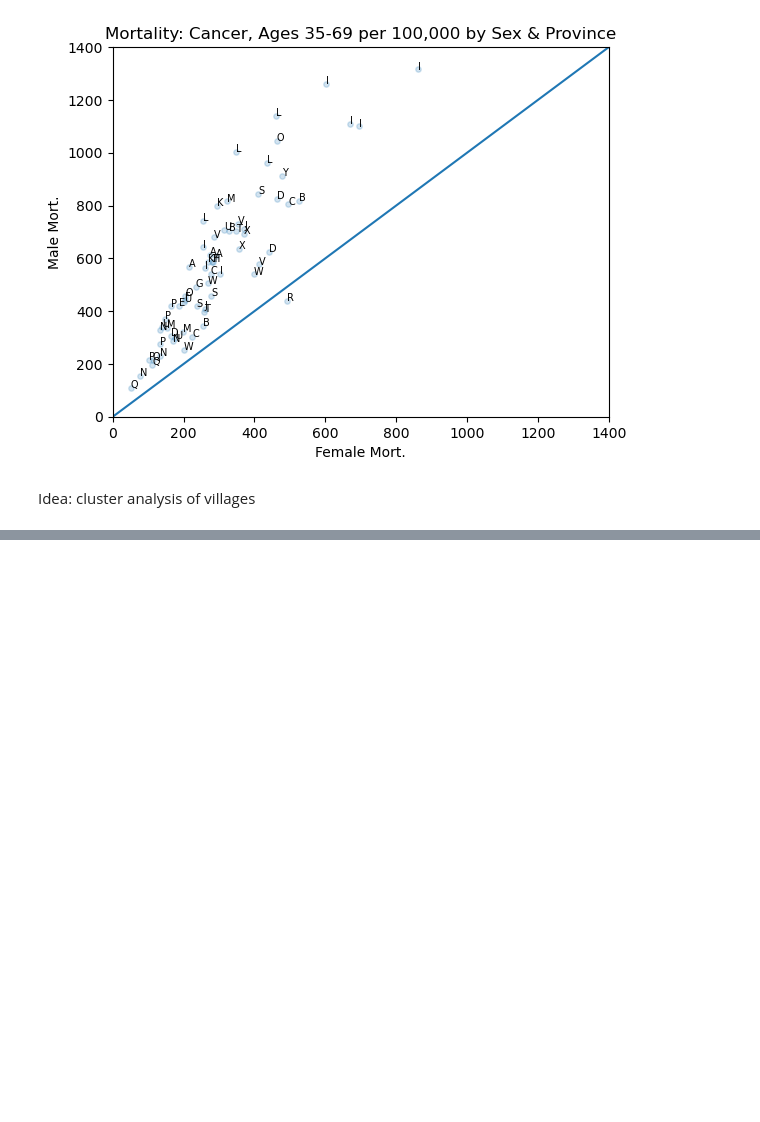
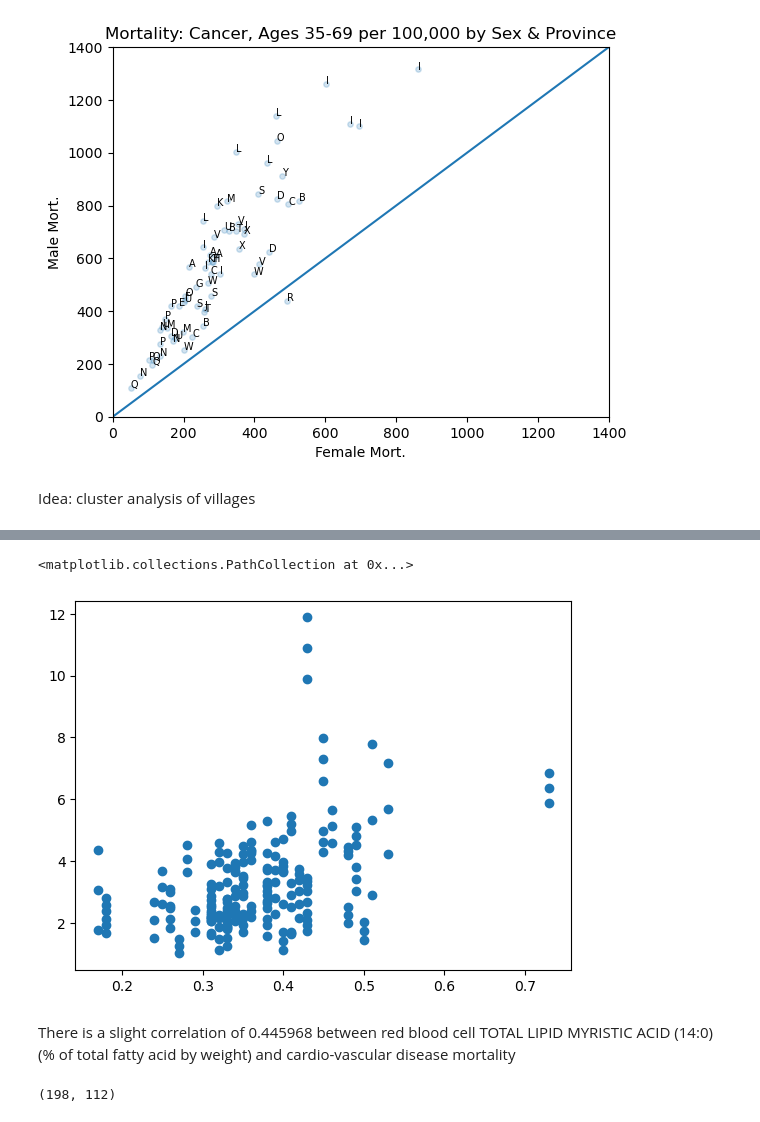
Before and after one commit to colbytse/community_health_project, a Jupyter notebook: will.ipynb, the cells around one changed output, grey strips where cells are left out. Cells and saved outputs as stored; diff of their text form; code cells hidden in the pictures; blank space fills up the shorter version.

Commit message:
cluster analysis, some correlations

```diff
--- a/will.ipynb
+++ b/will.ipynb
@@ -807,0 +814,2 @@ Idea: cluster analysis of villages
+# %%
+ch89pru_filtered = ch89pru.loc[(ch89pru['xiang']==3) & (ch89pru['sex']=='T'),:]
@@ -807,0 +834,3 @@ Idea: cluster analysis of villages
+# %%
+plasma_vasc = pd.merge(ch89pru_filtered,
+                       ch89m[ch89m['sex'=='T']]['county','m059_ALLVASCc','xiang'], on=['county','xiang'])
@@ -807,0 +858,11 @@ Idea: cluster analysis of villages
+# %%
+plt.scatter(plasma_vasc['r009'],plasma_vasc['m059_ALLVASCc'])
+# %% [output]
+<matplotlib.collections.PathCollection at 0x...>
+[figure, added]
+# %% [markdown]
+There is a slight correlation of 0.445968 between red blood cell TOTAL LIPID MYRISTIC ACID (14:0) (% of total fatty acid by weight) and cardio-vascular disease mortality
+# %%
+plasma_vasc.shape
+# %% [output]
+(198, 112)
```
Also changed, not shown: parts of 11 cells of this notebook, 1 other file.
